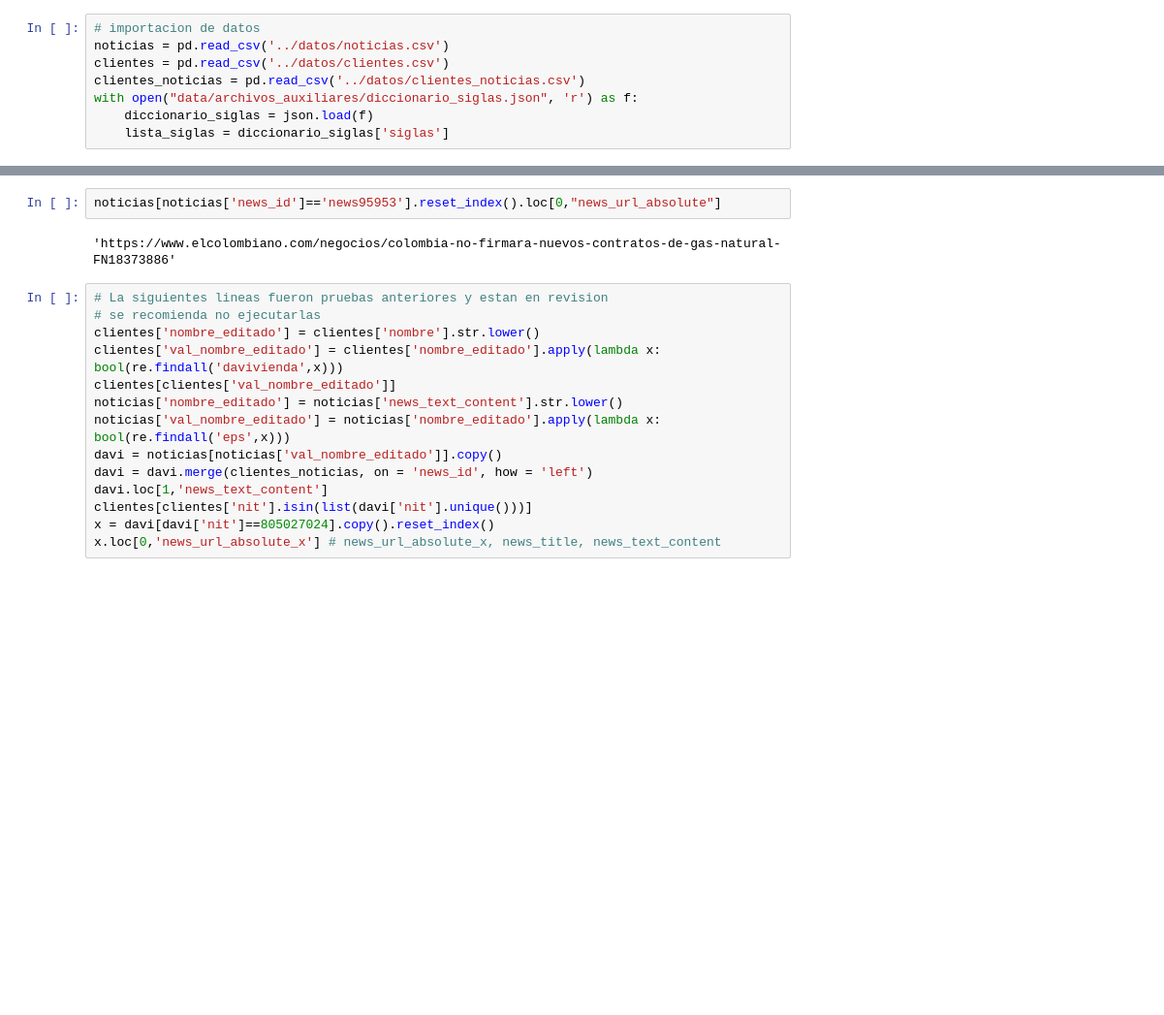
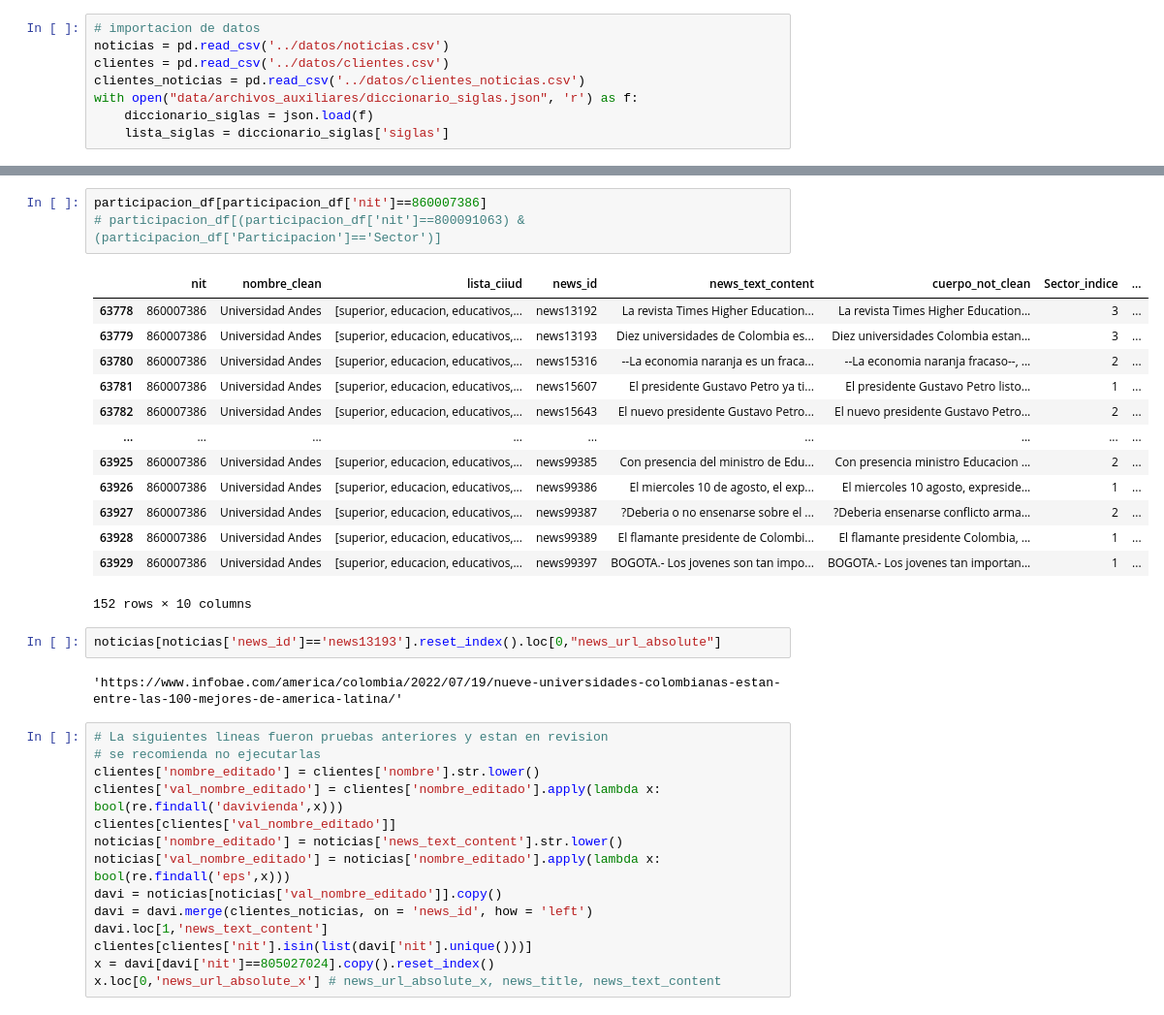
Before and after one commit to 3248ricamca/dataton2022-se_cayo_la_app, a Jupyter notebook: src/models/Participacion.ipynb, the cells around one changed output, grey strips where cells are left out. Shown: that part at 97% size. Cells and saved outputs as stored; diff of their text form; blank space fills up the shorter version.

```diff
--- a/src/models/Participacion.ipynb
+++ b/src/models/Participacion.ipynb
@@ -221,7 +274,24 @@ participacion_df[participacion_df['Participacion']=='Cliente_']
+# %%
+participacion_df[participacion_df['nit']==860007386]
+# participacion_df[(participacion_df['nit']==800091063) & (participacion_df['Participacion']=='Sector')]
+# %% [output]
+|  | nit | nombre_clean | lista_ciiud | news_id | news_text_content | cuerpo_not_clean | Sector_indice | ... |
+| 63778 | 860007386 | Universidad Andes | [superior, educacion, educativos,... | news13192 | La revista Times Higher Education... | La revista Times Higher Education... | 3 | ... |
+| 63779 | 860007386 | Universidad Andes | [superior, educacion, educativos,... | news13193 | Diez universidades de Colombia es... | Diez universidades Colombia estan... | 3 | ... |
+| 63780 | 860007386 | Universidad Andes | [superior, educacion, educativos,... | news15316 | --La economia naranja es un fraca... | --La economia naranja fracaso--, ... | 2 | ... |
+| 63781 | 860007386 | Universidad Andes | [superior, educacion, educativos,... | news15607 | El presidente Gustavo Petro ya ti... | El presidente Gustavo Petro listo... | 1 | ... |
+| 63782 | 860007386 | Universidad Andes | [superior, educacion, educativos,... | news15643 | El nuevo presidente Gustavo Petro... | El nuevo presidente Gustavo Petro... | 2 | ... |
+| ... | ... | ... | ... | ... | ... | ... | ... | ... |
+| 63925 | 860007386 | Universidad Andes | [superior, educacion, educativos,... | news99385 | Con presencia del ministro de Edu... | Con presencia ministro Educacion ... | 2 | ... |
+| 63926 | 860007386 | Universidad Andes | [superior, educacion, educativos,... | news99386 | El miercoles 10 de agosto, el exp... | El miercoles 10 agosto, expreside... | 1 | ... |
+| 63927 | 860007386 | Universidad Andes | [superior, educacion, educativos,... | news99387 | ?Deberia o no ensenarse sobre el ... | ?Deberia ensenarse conflicto arma... | 2 | ... |
+| 63928 | 860007386 | Universidad Andes | [superior, educacion, educativos,... | news99389 | El flamante presidente de Colombi... | El flamante presidente Colombia, ... | 1 | ... |
+| 63929 | 860007386 | Universidad Andes | [superior, educacion, educativos,... | news99397 | BOGOTA.- Los jovenes son tan impo... | BOGOTA.- Los jovenes tan importan... | 1 | ... |
+152 rows × 10 columns
 # %%
-noticias[noticias['news_id']=='news95953'].reset_index().loc[0,"news_url_absolute"]
+noticias[noticias['news_id']=='news13193'].reset_index().loc[0,"news_url_absolute"]
 # %% [output]
-'https://www.elcolombiano.com/negocios/colombia-no-firmara-nuevos-contratos-de-gas-natural-FN18373886'
+'https://www.infobae.com/america/colombia/2022/07/19/nueve-universidades-colombianas-estan-entre-las-100-mejores-de-america-latina/'
 # %%
 # La siguientes lineas fueron pruebas anteriores y estan en revision
 # se recomienda no ejecutarlas
```
Also changed, not shown: parts of 10 cells of this notebook.
